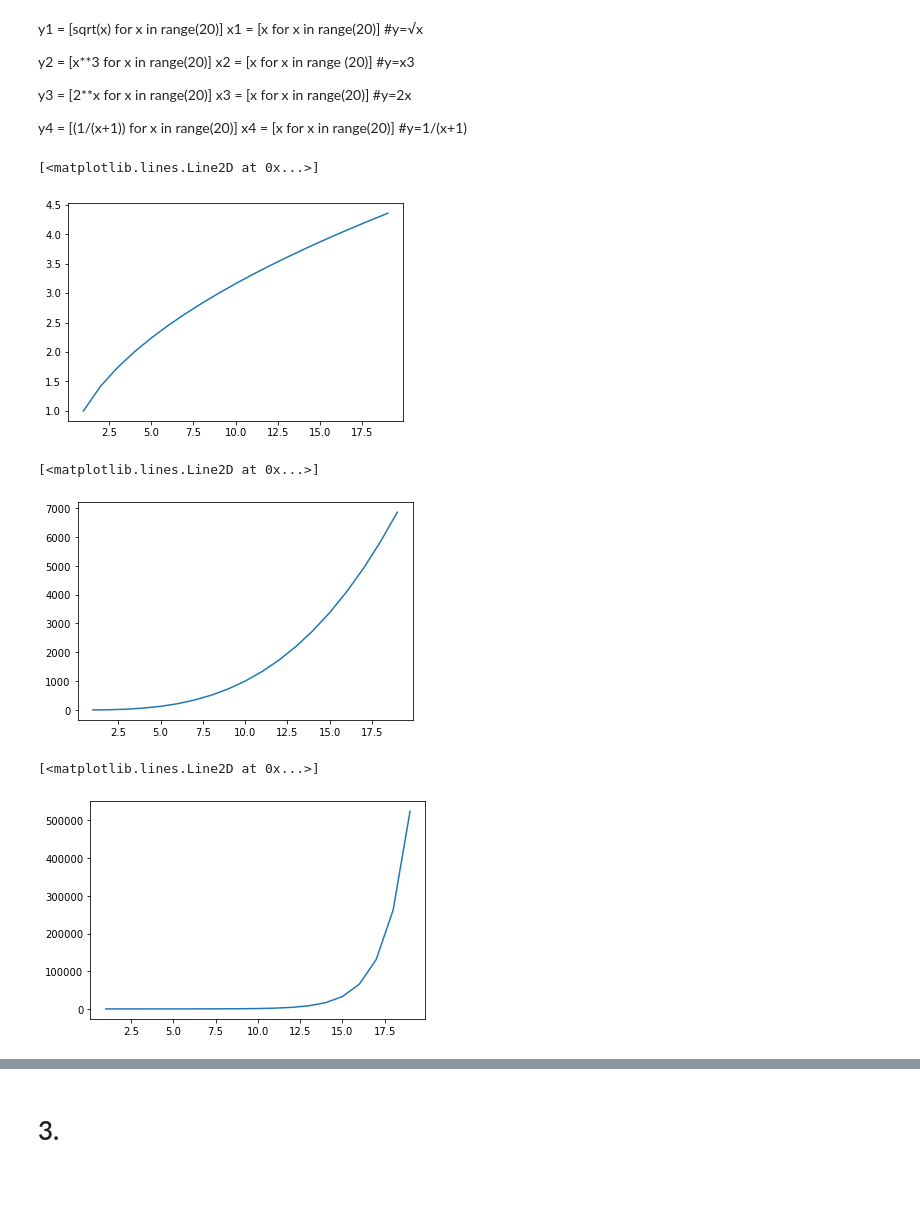
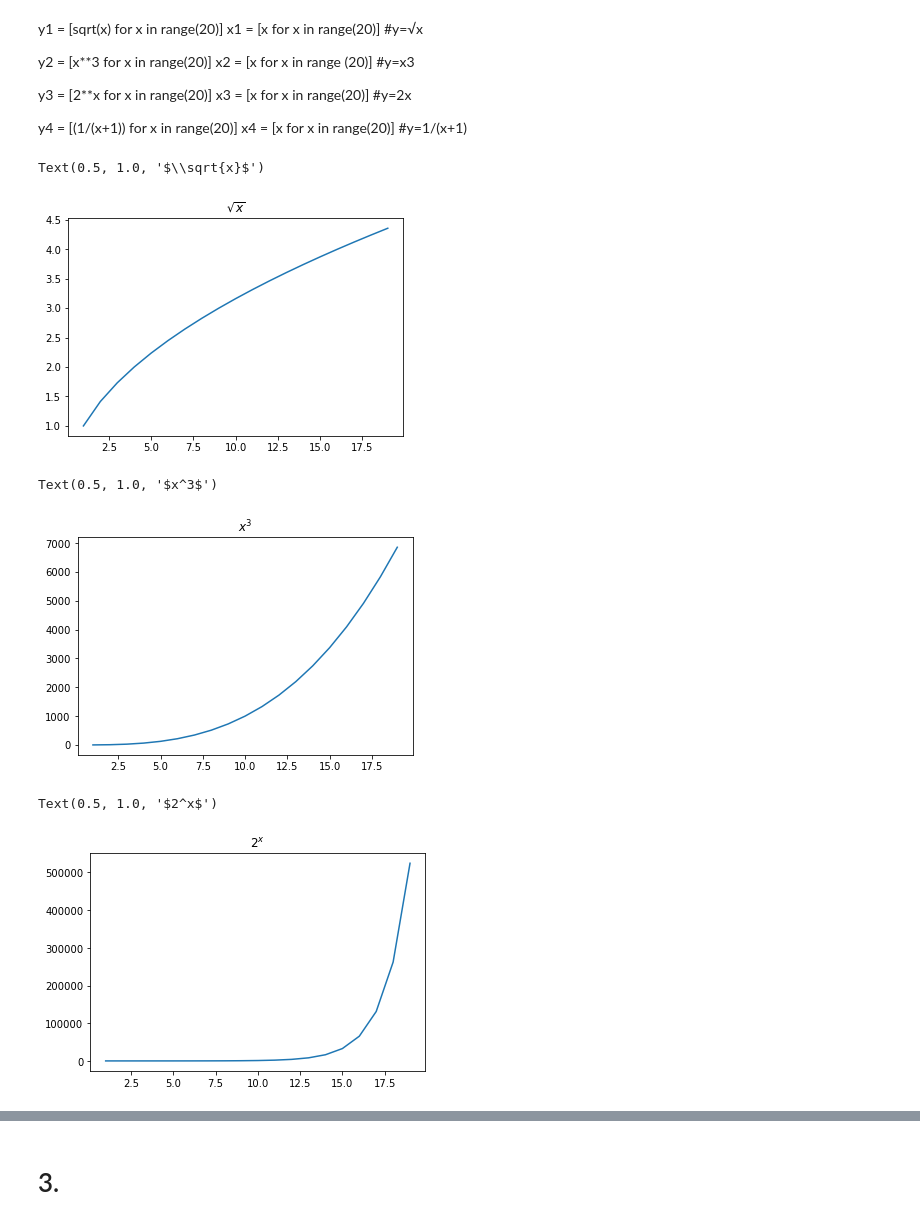
Before and after one commit to PGuajardo/numpy-pandas-visualization-exercises, a Jupyter notebook: matplotlib_exercises.ipynb, the cells around one changed output, grey strips where cells are left out. Drawn from its saved outputs; the diff is of its cells as text; code cells hidden in the pictures; blank space fills up the shorter version.

Commit message:
Updated big_o_notation and matplotlib .ipynb files / Uploaded numpy.exercises .py and .ipynb files

```diff
--- a/matplotlib_exercises.ipynb
+++ b/matplotlib_exercises.ipynb
@@ -13,16 +13,20 @@ from random import randint
 import random
 import pandas as pd
 # %%
-x = [x for x in range(10)]
-y = [((n*n) - (n+2)) for n in x]
+x = range(-100,100)
+y = [((n**2) - (n+2)) for n in x]
 
 
 plt.figure(figsize = (10,8))
+plt.title('$ y = x^2 - x +2$')
+
+plt.xlabel('$x$')
+plt.ylabel('$y$')
 
 plt.plot(x,y)
 plt.annotate('Origin',
              xy = (0,0),
-             xytext = (1,40),
+             xytext = (5,2000),
              arrowprops = dict(facecolor = 'grey')
             )
 # %% [output]
@@ -49,27 +53,30 @@ x4 = [x for x in range(20)]
 # %%
 x1 = range(1,20)
 y1 = [math.sqrt(x) for x in x1]
 
 plt.plot(x1,y1)
+plt.title("$\sqrt{x}$")
 # %% [output]
-[<matplotlib.lines.Line2D at 0x...>]
+Text(0.5, 1.0, '$\\sqrt{x}$')
-[figure, old version]
+[figure, new version]
 # %%
 x2 = range(1,20)
 y2 = [x**3 for x in x1]
 
 plt.plot(x2,y2)
+plt.title("$x^3$")
 # %% [output]
-[<matplotlib.lines.Line2D at 0x...>]
+Text(0.5, 1.0, '$x^3$')
-[figure, old version]
+[figure, new version]
 # %%
 x3 = range(1,20)
 y3 = [2**x for x in x1]
 
 plt.plot(x3,y3)
+plt.title("$2^x$")
 # %% [output]
-[<matplotlib.lines.Line2D at 0x...>]
+Text(0.5, 1.0, '$2^x$')
-[figure, old version]
+[figure, new version]
 # %%
 x4 = range(1,20)
 y4 = [float(1/(x+1)) for x in x1]
```
Also changed, not shown: parts of 4 cells of this notebook, 4 other files.
